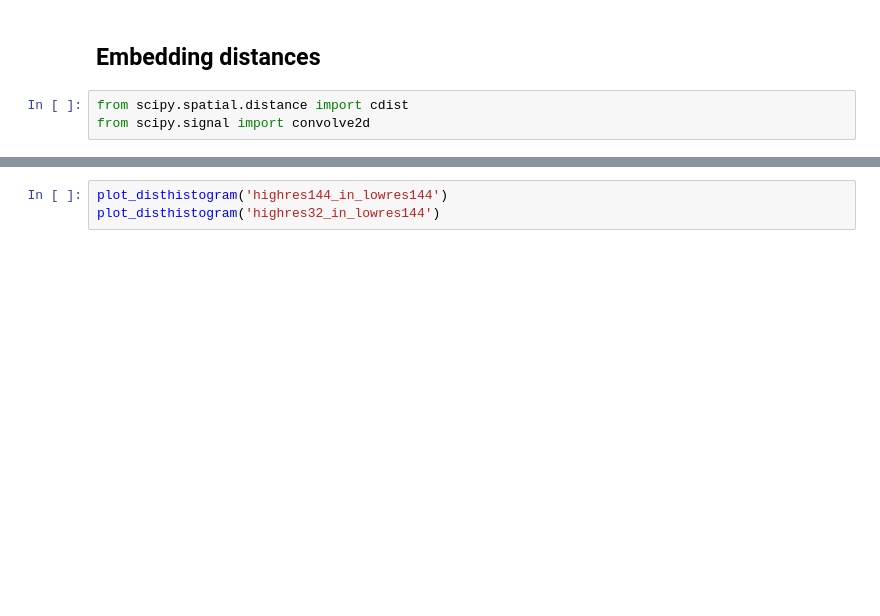
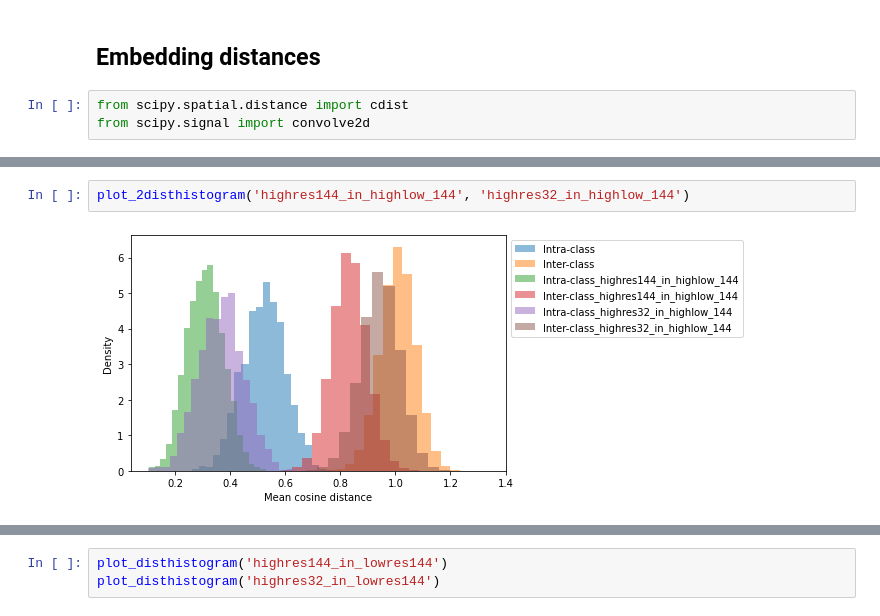
Before and after one commit to cepedus/HD-Faces, a Jupyter notebook: embeddings_analysis/Untitled.ipynb, the cells around one changed output, grey strips where cells are left out. Drawn from its saved outputs; the diff is of its cells as text; blank space fills up the shorter version.

```diff
--- a/embeddings_analysis/Untitled.ipynb
+++ b/embeddings_analysis/Untitled.ipynb
@@ -291,0 +384,4 @@ plot_2disthistogram('highres144_in_lowres144', 'highres32_in_lowres144')
+# %%
+plot_2disthistogram('highres144_in_highlow_144', 'highres32_in_highlow_144')
+# %% [output]
+[figure, added]
```
Also changed, not shown: parts of 11 cells of this notebook, 13 other files.
